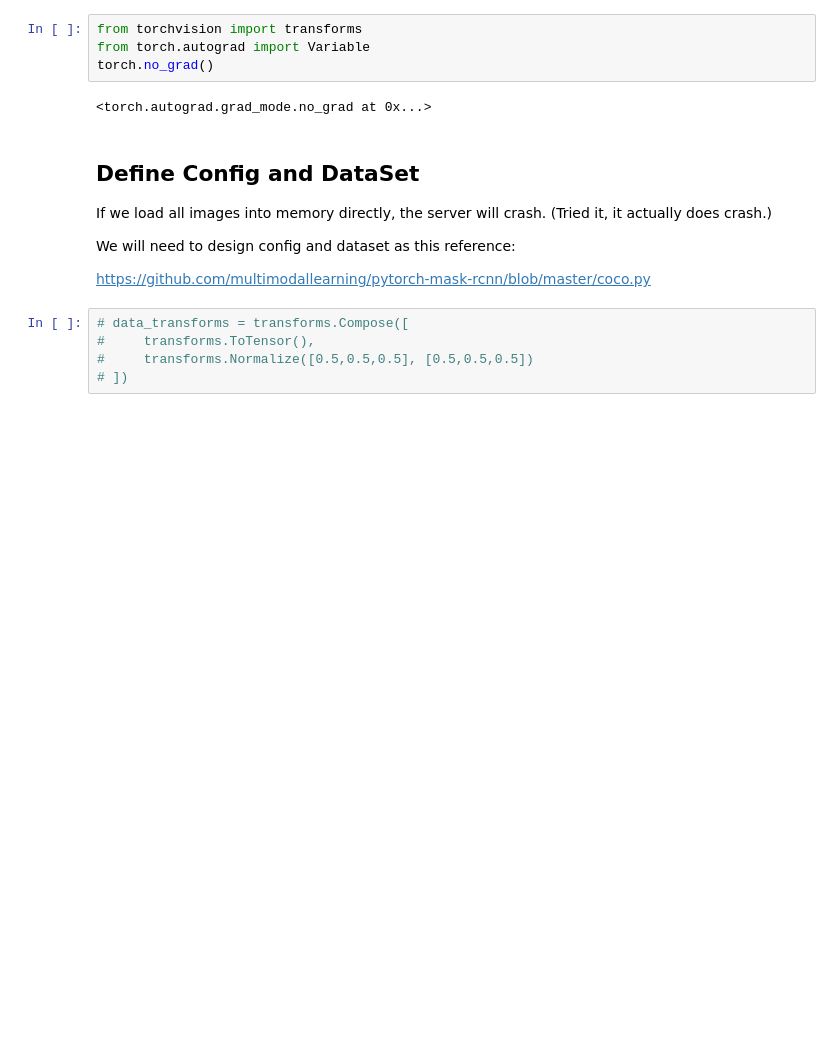
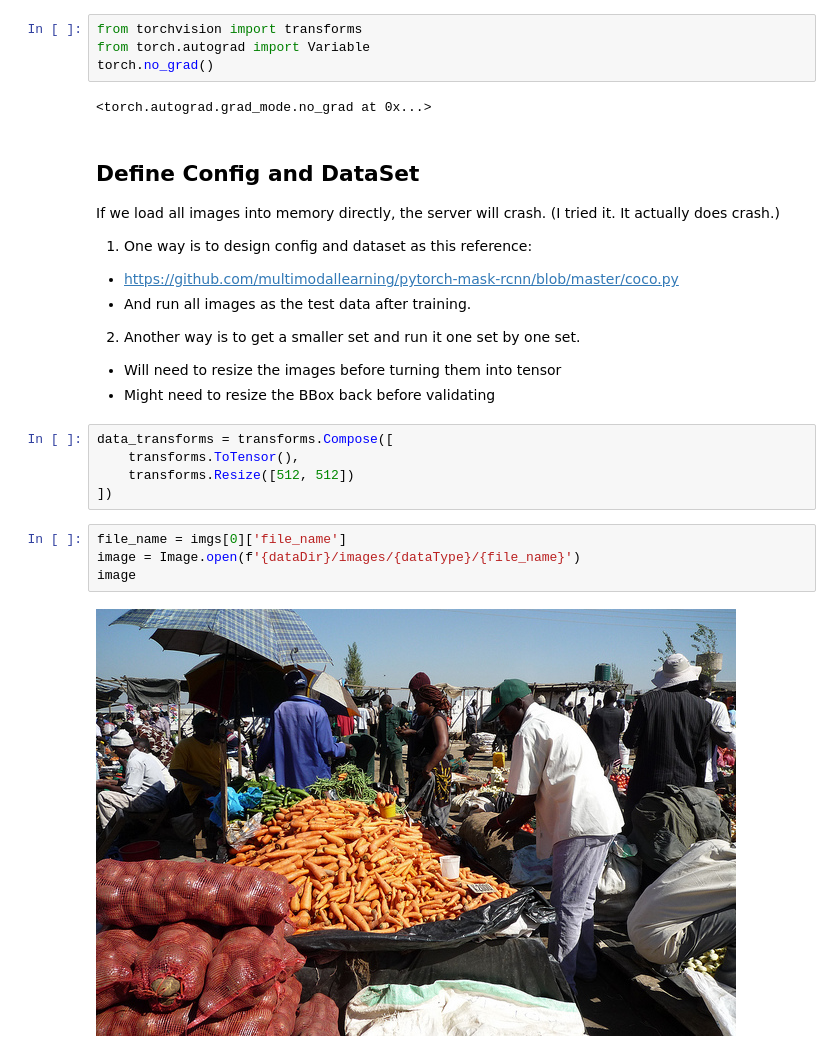
Before and after one commit to TakoAI/Assessment-Assistant-Research, a Jupyter notebook: 03-Target-Value.ipynb, the cells around one changed output. Drawn from its saved outputs; the diff is of its cells as text; blank space fills up the shorter version.

```diff
--- a/03-Target-Value.ipynb
+++ b/03-Target-Value.ipynb
@@ -98,14 +98,26 @@ torch.no_grad()
 # %% [markdown]
 ## Define Config and DataSet
 
-If we load all images into memory directly, the server will crash. (Tried it, it actually does crash.)
+If we load all images into memory directly, the server will crash. (I tried it. It actually does crash.)
 
-We will need to design config and dataset as this reference:
 
-https://github.com/multimodallearning/pytorch-mask-rcnn/blob/master/coco.py
+1. One way is to design config and dataset as this reference:
+ - https://github.com/multimodallearning/pytorch-mask-rcnn/blob/master/coco.py
+ - And run all images as the test data after training.
+
+
+2. Another way is to get a smaller set and run it one set by one set.
+ - Will need to resize the images before turning them into tensor
+ - Might need to resize the BBox back before validating
-# %%
-# data_transforms = transforms.Compose([
-#     transforms.ToTensor(),
-#     transforms.Normalize([0.5,0.5,0.5], [0.5,0.5,0.5])
-# ])
+# %%
+data_transforms = transforms.Compose([
+    transforms.ToTensor(),
+    transforms.Resize([512, 512])
+])
+# %%
+file_name = imgs[0]['file_name']
+image = Image.open(f'{dataDir}/images/{dataType}/{file_name}')
+image
+# %% [output]
+[figure, added]
 # %%
```
Also changed, not shown: parts of 11 cells of this notebook, 1 other file.
